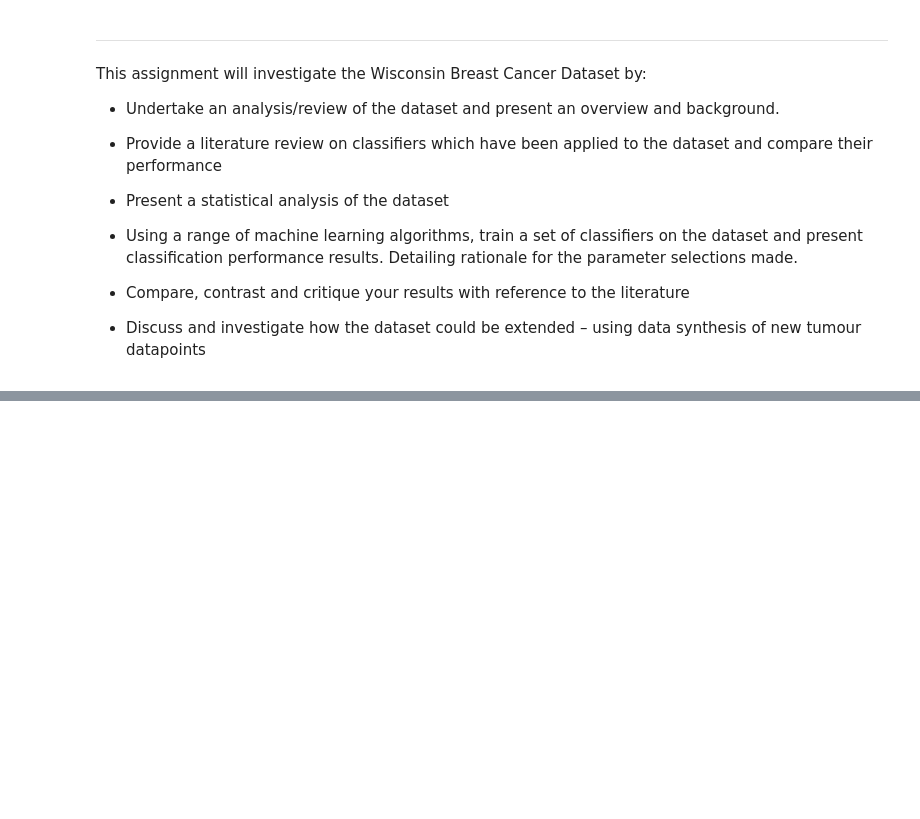
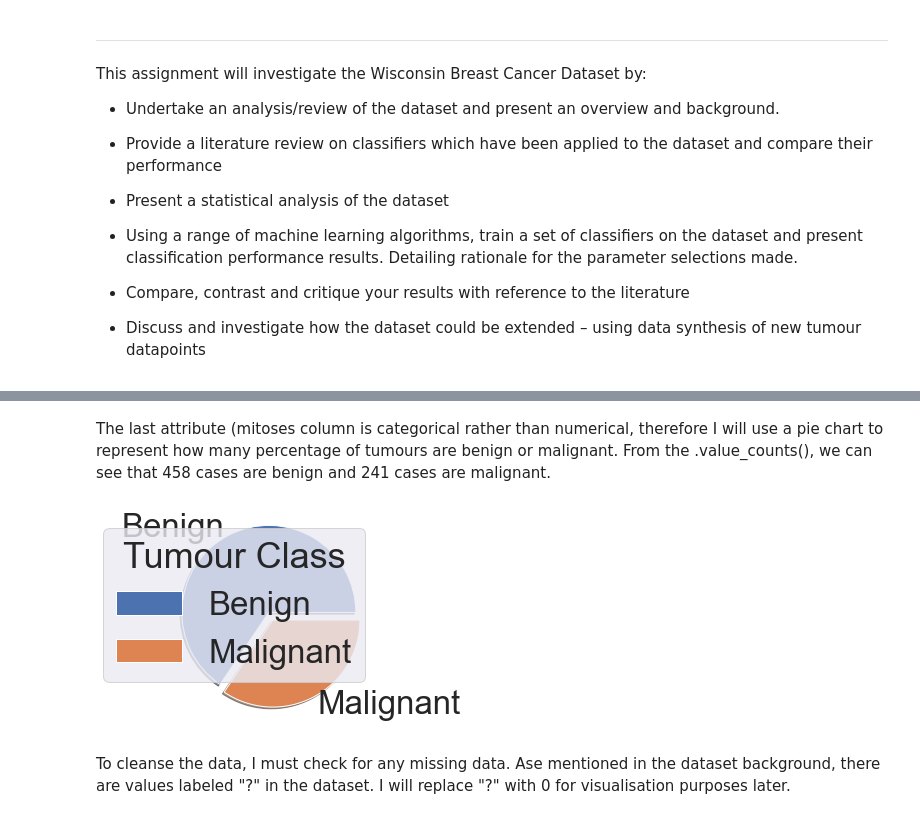
Before and after one commit to kalamkitty/ProgDA_project-2, a Jupyter notebook: PDFA Project 2.ipynb, the cells around one changed output, grey strips where cells are left out. Drawn from its saved outputs; the diff is of its cells as text; code cells hidden in the pictures; blank space fills up the shorter version.

```diff
--- a/PDFA Project 2.ipynb
+++ b/PDFA Project 2.ipynb
@@ -84,0 +146,16 @@ df
+# %% [markdown]
+The last attribute (mitoses column is categorical rather than numerical, therefore I will use a pie chart to represent how many percentage of tumours are benign or malignant. From the .value_counts(), we can see that 458 cases are benign and 241 cases are malignant.
+# %%
+# https://www.w3schools.com/python/matplotlib_pie_charts.asp
+# Create a pie chart using the information from class column.
+
+y= np.array([458,241])
+myexplode = [.1,0]
+mylabels = ["Benign", "Malignant"]
+plt.pie(y, labels = mylabels, explode = myexplode, shadow = True)
+plt.legend(title = "Tumour Class")
+plt.show()
+# %% [output]
+[figure, added]
+# %% [markdown]
+To cleanse the data, I must check for any missing data. Ase mentioned in the dataset background, there are values labeled "?" in the dataset. I will replace "?" with 0 for visualisation purposes later.
```
Also changed, not shown: parts of 24 cells of this notebook, 1 other file.
